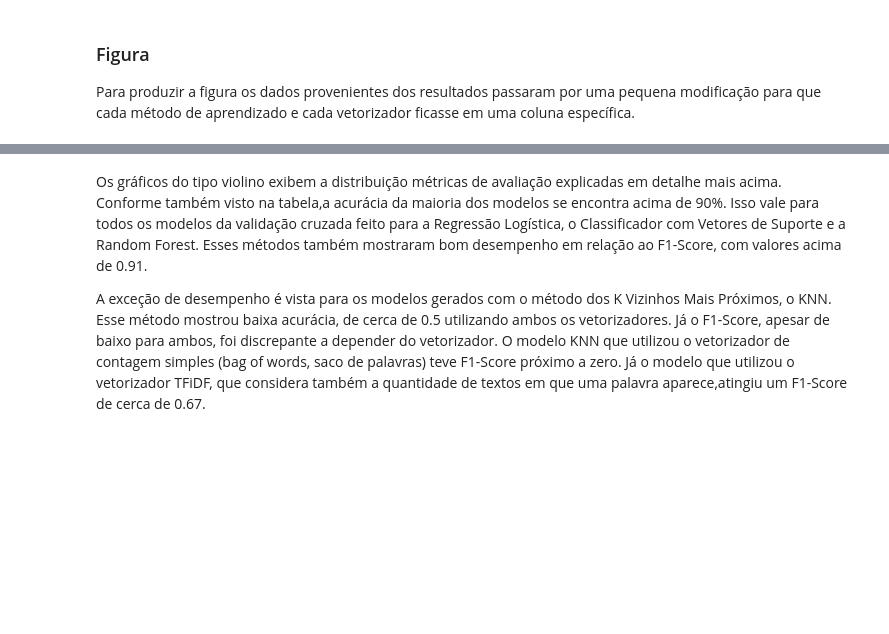
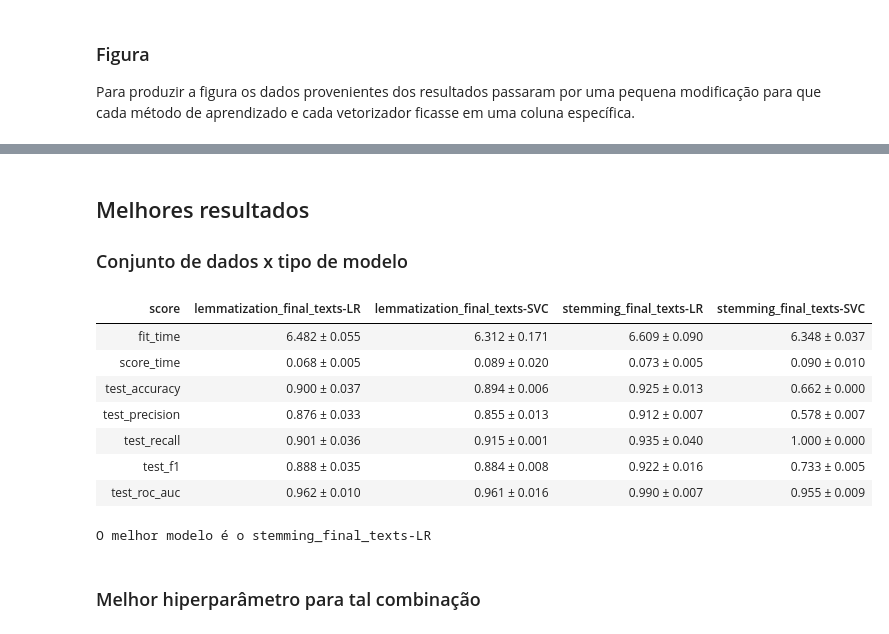
Before and after one commit to atlantico-academy/apura, a Jupyter notebook: notebooks/03 - Comparative Analysis.ipynb, the cells around one changed output, grey strips where cells are left out. Drawn from its saved outputs; the diff is of its cells as text; code cells hidden in the pictures; blank space fills up the shorter version.

```diff
--- a/notebooks/03 - Comparative Analysis.ipynb
+++ b/notebooks/03 - Comparative Analysis.ipynb
@@ -262,23 +286,4 @@ results = (
     .reset_index()
     .rename(columns={"level_0": "score"})
     .drop(columns="level_1")
-    # .set_index('score')
 )
-time_scores = ['fit_time', 'score_time']
-get_winner = partial(organize.get_winner, models=results.columns[1:])
-winner = (
-    results
-    .query('score not in @time_scores')
-    .apply(get_winner, axis=1)
-    .value_counts()
-    .index[0]
-)
-results.columns.name = ''
-results = (
-    results
-    .style
-    .hide(axis='index')
-    .apply(organize.highlight_max, props='color:white;background-color:gray', axis=1)
-)
-display(results)
-print(f'O melhor modelo é o {winner}')
@@ -387,4 +336,35 @@ plt.show()
-# %% [markdown]
-Os gráficos do tipo violino exibem a distribuição métricas de avaliação explicadas em detalhe mais acima. Conforme também visto na tabela,a acurácia da maioria dos modelos se encontra acima de 90%. Isso vale para todos os modelos da validação cruzada feito para a Regressão Logística, o Classificador com Vetores de Suporte e a Random Forest. Esses métodos também mostraram bom desempenho em relação ao F1-Score, com valores acima de 0.91.
-
-A exceção de desempenho é vista para os modelos gerados com o método dos K Vizinhos Mais Próximos, o KNN. Esse método mostrou baixa acurácia, de cerca de 0.5 utilizando ambos os vetorizadores. Já o F1-Score, apesar de baixo para ambos, foi discrepante a depender do vetorizador. O modelo KNN que utilizou o vetorizador de contagem simples (bag of words, saco de palavras) teve F1-Score próximo a zero. Já o modelo que utilizou o vetorizador TFiDF, que considera também a quantidade de textos em que uma palavra aparece,atingiu um F1-Score de cerca de 0.67.
+# %% [markdown]
+## Melhores resultados
+
+### Conjunto de dados x tipo de modelo
+# %%
+time_scores = ['fit_time', 'score_time']
+get_winner = partial(organize.get_winner, models=results.columns[1:])
+winner = (
+    results
+    .query('score not in @time_scores')
+    .apply(get_winner, axis=1)
+    .value_counts()
+    .index[0]
+)
+results.columns.name = ''
+results = (
+    results
+    .style
+    .hide(axis='index')
+    .apply(organize.highlight_max, props='color:white;background-color:blue', axis=1)
+)
+display(results)
+print(f'O melhor modelo é o {winner}')
+# %% [output]
+| score | lemmatization_final_texts-LR | lemmatization_final_texts-SVC | stemming_final_texts-LR | stemming_final_texts-SVC |
+| fit_time | 6.482 ± 0.055 | 6.312 ± 0.171 | 6.609 ± 0.090 | 6.348 ± 0.037 |
+| score_time | 0.068 ± 0.005 | 0.089 ± 0.020 | 0.073 ± 0.005 | 0.090 ± 0.010 |
+| test_accuracy | 0.900 ± 0.037 | 0.894 ± 0.006 | 0.925 ± 0.013 | 0.662 ± 0.000 |
+| test_precision | 0.876 ± 0.033 | 0.855 ± 0.013 | 0.912 ± 0.007 | 0.578 ± 0.007 |
+| test_recall | 0.901 ± 0.036 | 0.915 ± 0.001 | 0.935 ± 0.040 | 1.000 ± 0.000 |
+| test_f1 | 0.888 ± 0.035 | 0.884 ± 0.008 | 0.922 ± 0.016 | 0.733 ± 0.005 |
+| test_roc_auc | 0.962 ± 0.010 | 0.961 ± 0.016 | 0.990 ± 0.007 | 0.955 ± 0.009 |
+O melhor modelo é o stemming_final_texts-LR
+# %% [markdown]
+### Melhor hiperparâmetro para tal combinação
```
Also changed, not shown: parts of 16 cells of this notebook.
